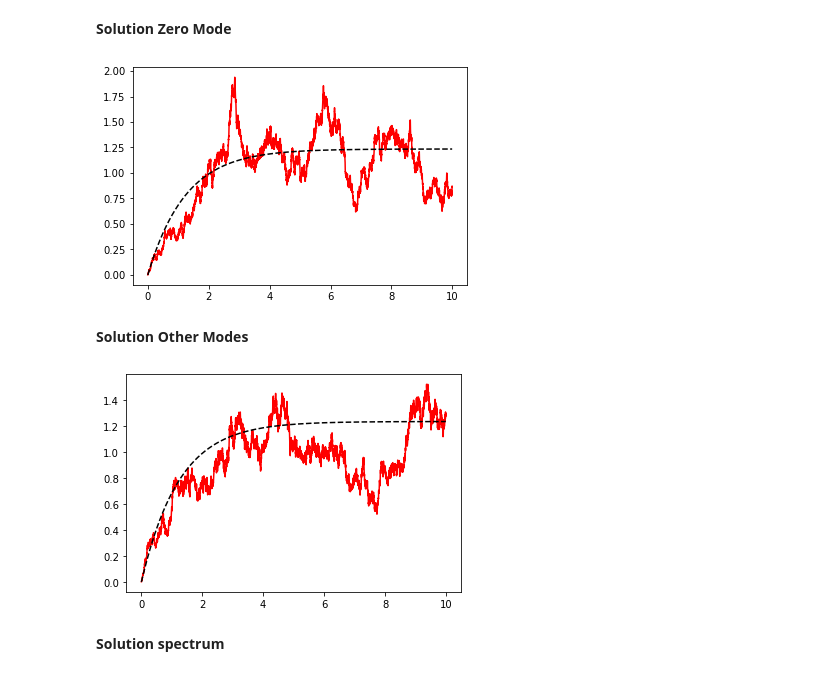
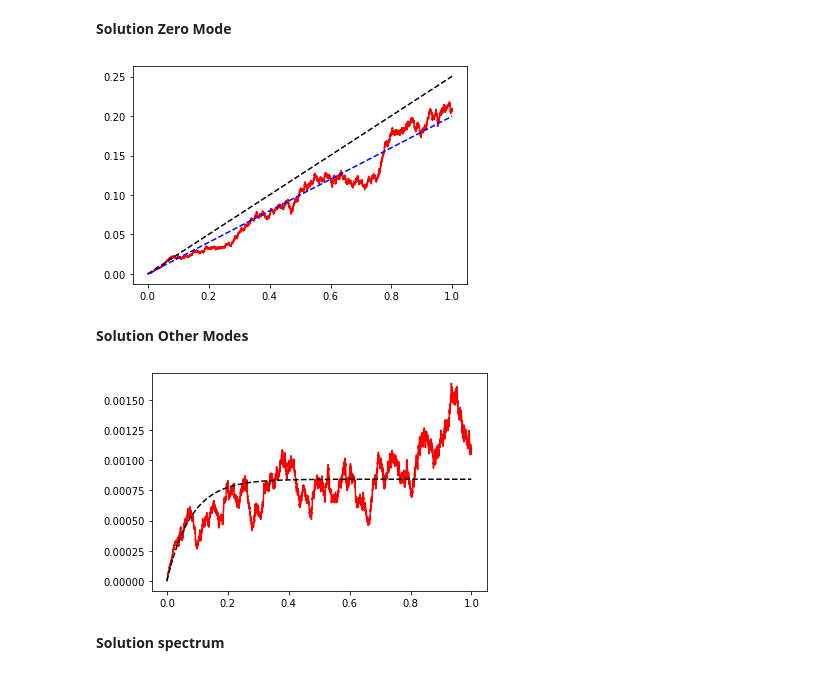
Before and after one commit to gapolinario/SPDE-JKW-Algorithm, a Jupyter notebook: Results.ipynb, the cells around one changed output. Saved outputs shown, nothing was run; the diff lists cells and outputs as text; code cells hidden in the pictures.

```diff
--- a/Results.ipynb
+++ b/Results.ipynb
@@ -306,7 +309,8 @@ spec_zero = np.zeros(N_eval)
 # %%
 taxis = np.arange(N_eval) * dt * N_skip
 # %%
-f = spec_analyt_K2ornuhl_kzero
+#f = spec_analyt_ornuhl_kzero
+f = spec_analyt_visc_kzero
 spec_zero_analyt = f(taxis)
 # %%
 for f in all_files:
@@ -319,18 +323,20 @@ for f in all_files:
 
 spec_zero *= 1./len(all_files)
 # %%
-plt.plot(taxis,N*spec_zero,color='r')
+plt.plot(taxis,spec_zero,color='r')
 plt.plot(taxis,spec_zero_analyt,color='k',linestyle='dashed')
+plt.plot(taxis,0.2*taxis,color='b',linestyle='dashed')
 plt.show()
 # %% [output]
-[figure, old version]
+[figure, new version]
 # %% [markdown]
 **Solution Other Modes**
 # %%
 spec_knonzero = np.zeros(N_eval)
 # %%
-f  = spec_analyt_K2ornuhl_knonzero
-k0 = 1
+#f  = spec_analyt_ornuhl_knonzero
+f  = spec_analyt_visc_knonzero
+k0 = 4
 spec_knonzero_analyt = f(taxis,k0)
 # %%
 for f in all_files:
@@ -345,11 +351,11 @@ spec_knonzero *= 1./len(all_files)
 # %%
 taxis = np.arange(N_eval) * dt * N_skip
 # %%
-plt.plot(taxis,N*spec_knonzero,color='r')
+plt.plot(taxis,spec_knonzero,color='r')
 plt.plot(taxis,spec_knonzero_analyt,color='k',linestyle='dashed')
 plt.show()
 # %% [output]
-[figure, old version]
+[figure, new version]
 # %% [markdown]
 **Solution spectrum**
 # %%
```
Also changed, not shown: parts of 6 cells of this notebook, 4 other files.
